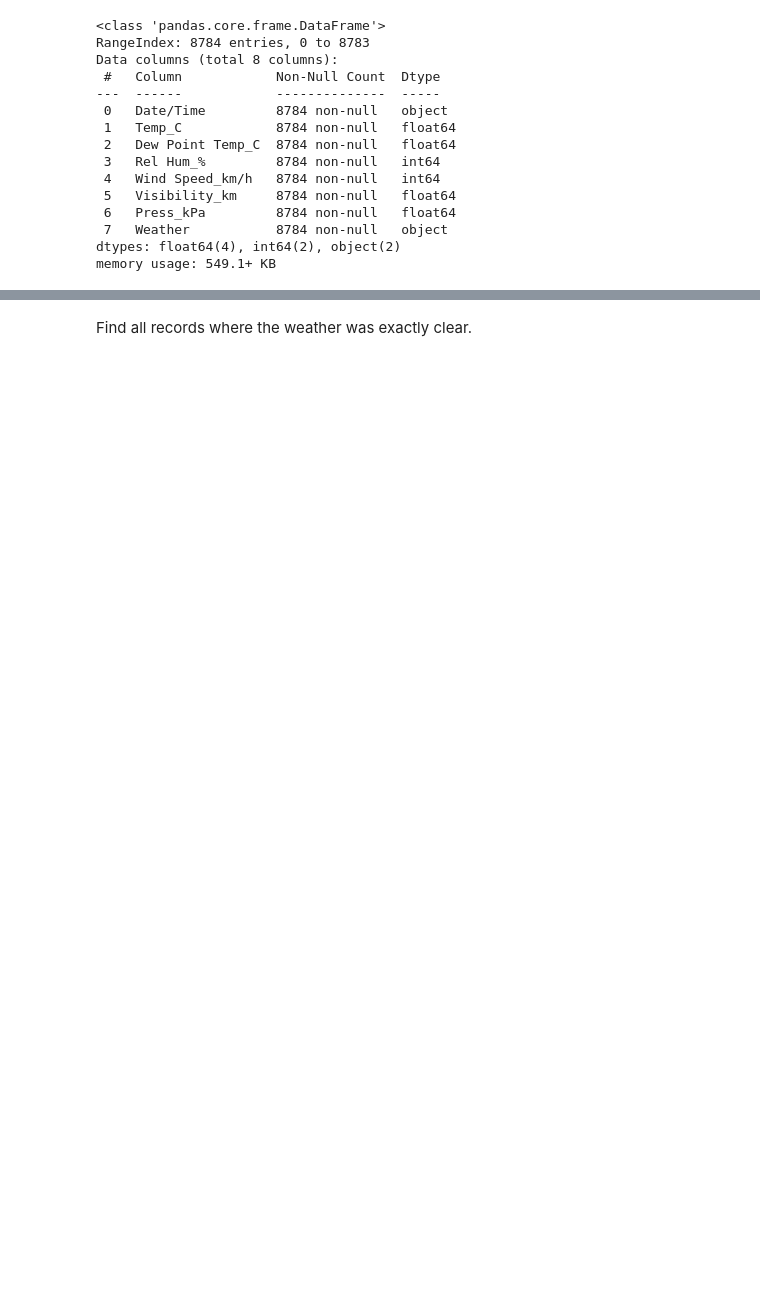
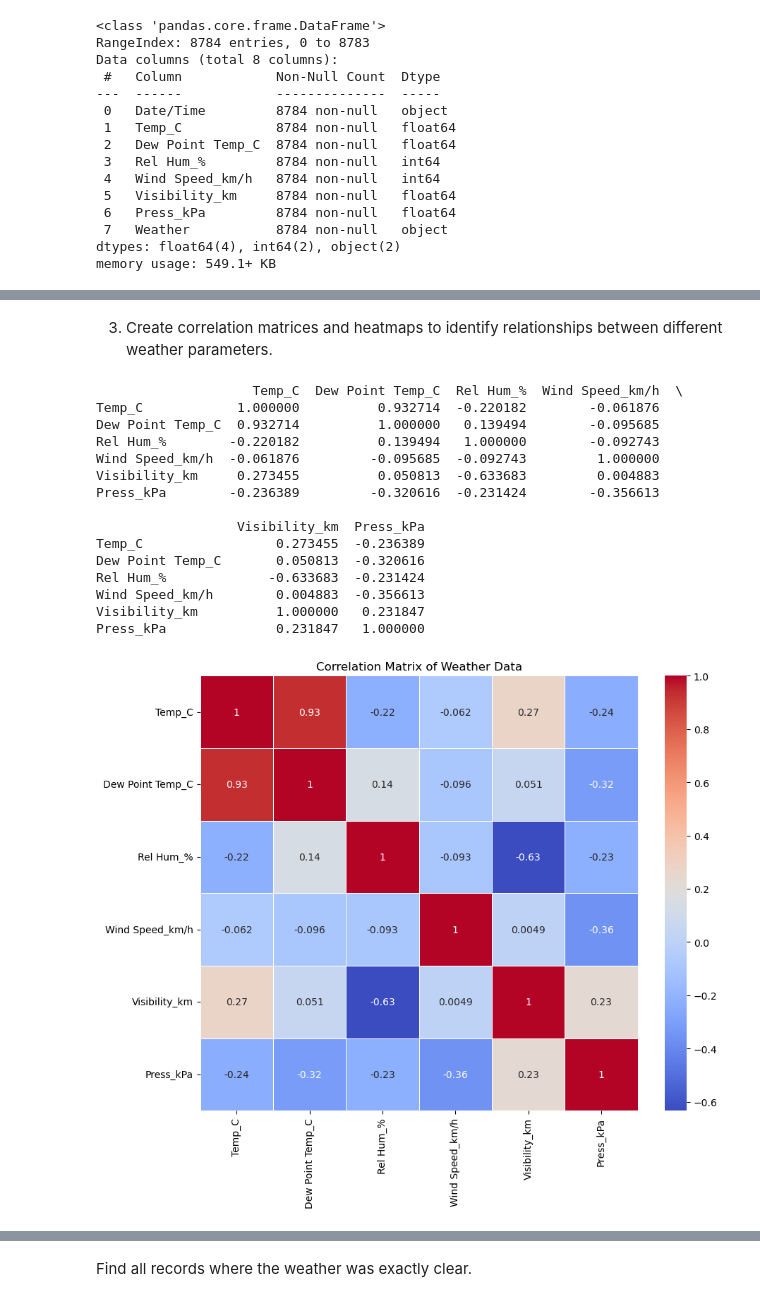
Before and after one commit to MichelleNjeri-scientist/Weather-Data, a Jupyter notebook: Weather.ipynb, the cells around one changed output, grey strips where cells are left out. Saved outputs shown, nothing was run; the diff lists cells and outputs as text; code cells hidden in the pictures; blank space fills up the shorter version.

```diff
--- a/Weather.ipynb
+++ b/Weather.ipynb
@@ -9,3 +9,5 @@ import seaborn as sns
 Load the Data
 # %%
 data = pd.read_csv('Weather Data.csv')
+# Make a copy of the DataFrame
+dataset = data.copy()
@@ -155,0 +176,18 @@ Part 2: Move this CSV into a database of your choice and use SQL to answer 4 of
+# %%
+## To identify and describe any significant outliers in the data, use a heatmap.
+# Select the numerical columns you want to include in the heatmap
+df = dataset[['Temp_C', 'Dew Point Temp_C', 'Rel Hum_%', 'Wind Speed_km/h', 'Visibility_km', 'Press_kPa']]
+
+# Summary statistics
+print(data.describe())
+
+# Identify outliers using z-scores
+from scipy import stats
+
+# Calculate z-scores
+z_scores = stats.zscore(data[['Temp_C', 'Dew Point Temp_C', 'Wind Speed_km/h', 'Visibility_km', 'Press_kPa']])
+abs_z_scores = abs(z_scores)
+outliers = (abs_z_scores > 3).all(axis=1)
+
+# Display rows with outliers
+print(data[outliers])
@@ -155,0 +284,32 @@ Part 2: Move this CSV into a database of your choice and use SQL to answer 4 of
+# %% [markdown]
+3. Create correlation matrices and heatmaps to identify relationships between different weather parameters.
+# %%
+# Calculate the correlation matrix
+corr_matrix = df.corr()
+
+# Display the correlation matrix
+print(corr_matrix)
+
+# To visualize the correlation matrix using a heatmap
+plt.figure(figsize=(10, 8))
+sns.heatmap(corr_matrix, annot=True, cmap='coolwarm', linewidths=0.5)
+plt.title('Correlation Matrix of Weather Data')
+plt.show()
+# Values closer to +1 or -1 show strong correlation, while values closer to 0 show weak correlation.
+# %% [output]
+                    Temp_C  Dew Point Temp_C  Rel Hum_%  Wind Speed_km/h  \
+Temp_C            1.000000          0.932714  -0.220182        -0.061876
+Dew Point Temp_C  0.932714          1.000000   0.139494        -0.095685
+Rel Hum_%        -0.220182          0.139494   1.000000        -0.092743
+Wind Speed_km/h  -0.061876         -0.095685  -0.092743         1.000000
+Visibility_km     0.273455          0.050813  -0.633683         0.004883
+Press_kPa        -0.236389         -0.320616  -0.231424        -0.356613
+
+                  Visibility_km  Press_kPa
+Temp_C                 0.273455  -0.236389
+Dew Point Temp_C       0.050813  -0.320616
+Rel Hum_%             -0.633683  -0.231424
+Wind Speed_km/h        0.004883  -0.356613
+Visibility_km          1.000000   0.231847
+Press_kPa              0.231847   1.000000
+[figure, added]
```
Also changed, not shown: parts of 42 cells of this notebook.
